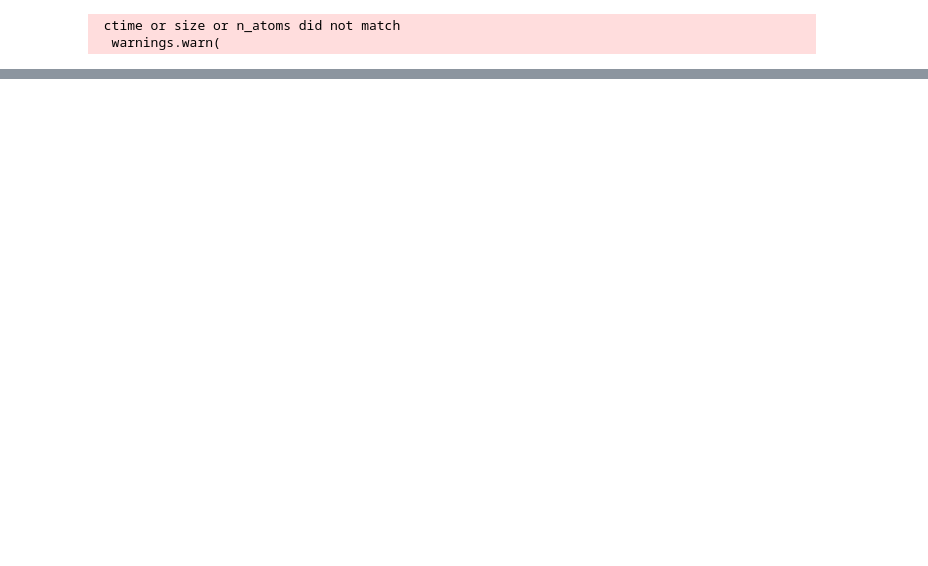
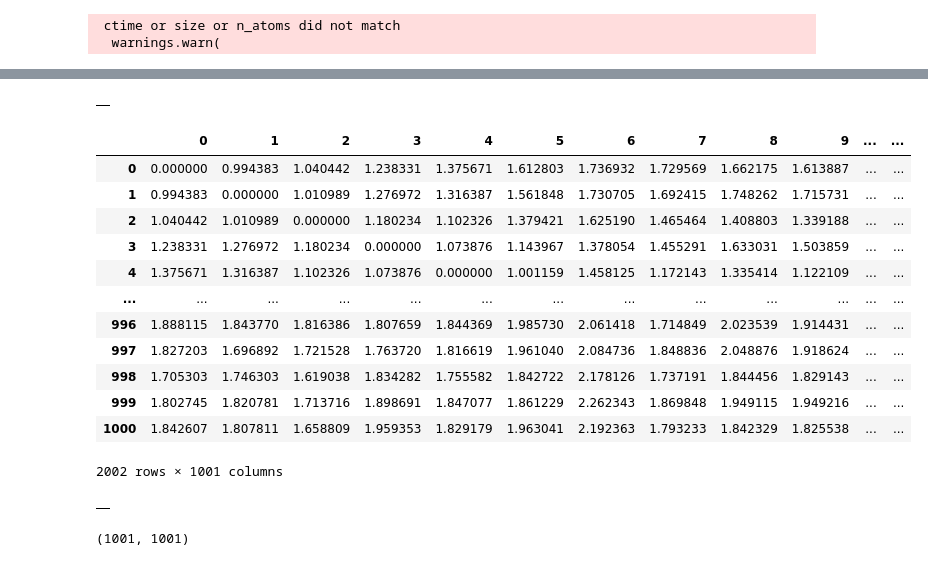
Before and after one commit to annhater/M1_STAGE, a Jupyter notebook: 2_notebooks/02_analysis_pw_RMSD.ipynb, the cells around one changed output, grey strips where cells are left out. Saved outputs shown, nothing was run; the diff lists cells and outputs as text; code cells hidden in the pictures; blank space fills up the shorter version.

```diff
--- a/2_notebooks/02_analysis_pw_RMSD.ipynb
+++ b/2_notebooks/02_analysis_pw_RMSD.ipynb
@@ -74,0 +72,7 @@ for i, frame_open in enumerate(V12.trajectory):
+# %%
+df1 = pd.DataFrame(matrix.results.dist_matrix)
+# %%
+df_a = pd.DataFrame()
+df_a
+# %% [output]
+|  |
@@ -74,0 +82,30 @@ for i, frame_open in enumerate(V12.trajectory):
+# %%
+for i, frame in enumerate(V12.trajectory):
+    r = rms.RMSD(V7, V12, select='name CA',
+                ref_frame=i).run()
+    prmsd[i] = r.results.rmsd[:, -1]
+# %%
+df2 = pd.DataFrame(prmsd)
+# %%
+df_a = pd.concat([df1,df2])
+# %%
+df_a
+# %% [output]
+|  | 0 | 1 | 2 | 3 | 4 | 5 | 6 | 7 | 8 | 9 | ... | ... |
+| 0 | 0.000000 | 0.994383 | 1.040442 | 1.238331 | 1.375671 | 1.612803 | 1.736932 | 1.729569 | 1.662175 | 1.613887 | ... | ... |
+| 1 | 0.994383 | 0.000000 | 1.010989 | 1.276972 | 1.316387 | 1.561848 | 1.730705 | 1.692415 | 1.748262 | 1.715731 | ... | ... |
+| 2 | 1.040442 | 1.010989 | 0.000000 | 1.180234 | 1.102326 | 1.379421 | 1.625190 | 1.465464 | 1.408803 | 1.339188 | ... | ... |
+| 3 | 1.238331 | 1.276972 | 1.180234 | 0.000000 | 1.073876 | 1.143967 | 1.378054 | 1.455291 | 1.633031 | 1.503859 | ... | ... |
+| 4 | 1.375671 | 1.316387 | 1.102326 | 1.073876 | 0.000000 | 1.001159 | 1.458125 | 1.172143 | 1.335414 | 1.122109 | ... | ... |
+| ... | ... | ... | ... | ... | ... | ... | ... | ... | ... | ... | ... | ... |
+| 996 | 1.888115 | 1.843770 | 1.816386 | 1.807659 | 1.844369 | 1.985730 | 2.061418 | 1.714849 | 2.023539 | 1.914431 | ... | ... |
+| 997 | 1.827203 | 1.696892 | 1.721528 | 1.763720 | 1.816619 | 1.961040 | 2.084736 | 1.848836 | 2.048876 | 1.918624 | ... | ... |
+| 998 | 1.705303 | 1.746303 | 1.619038 | 1.834282 | 1.755582 | 1.842722 | 2.178126 | 1.737191 | 1.844456 | 1.829143 | ... | ... |
+| 999 | 1.802745 | 1.820781 | 1.713716 | 1.898691 | 1.847077 | 1.861229 | 2.262343 | 1.869848 | 1.949115 | 1.949216 | ... | ... |
+| 1000 | 1.842607 | 1.807811 | 1.658809 | 1.959353 | 1.829179 | 1.963041 | 2.192363 | 1.793233 | 1.842329 | 1.825538 | ... | ... |
+2002 rows × 1001 columns
+# %%
+df_b = pd.DataFrame()
+df_b
+# %% [output]
+|  |
@@ -74,0 +115,4 @@ for i, frame_open in enumerate(V12.trajectory):
+# %%
+prmsd.shape
+# %% [output]
+(1001, 1001)
```
Also changed, not shown: parts of 39 cells of this notebook, 4 other files.
